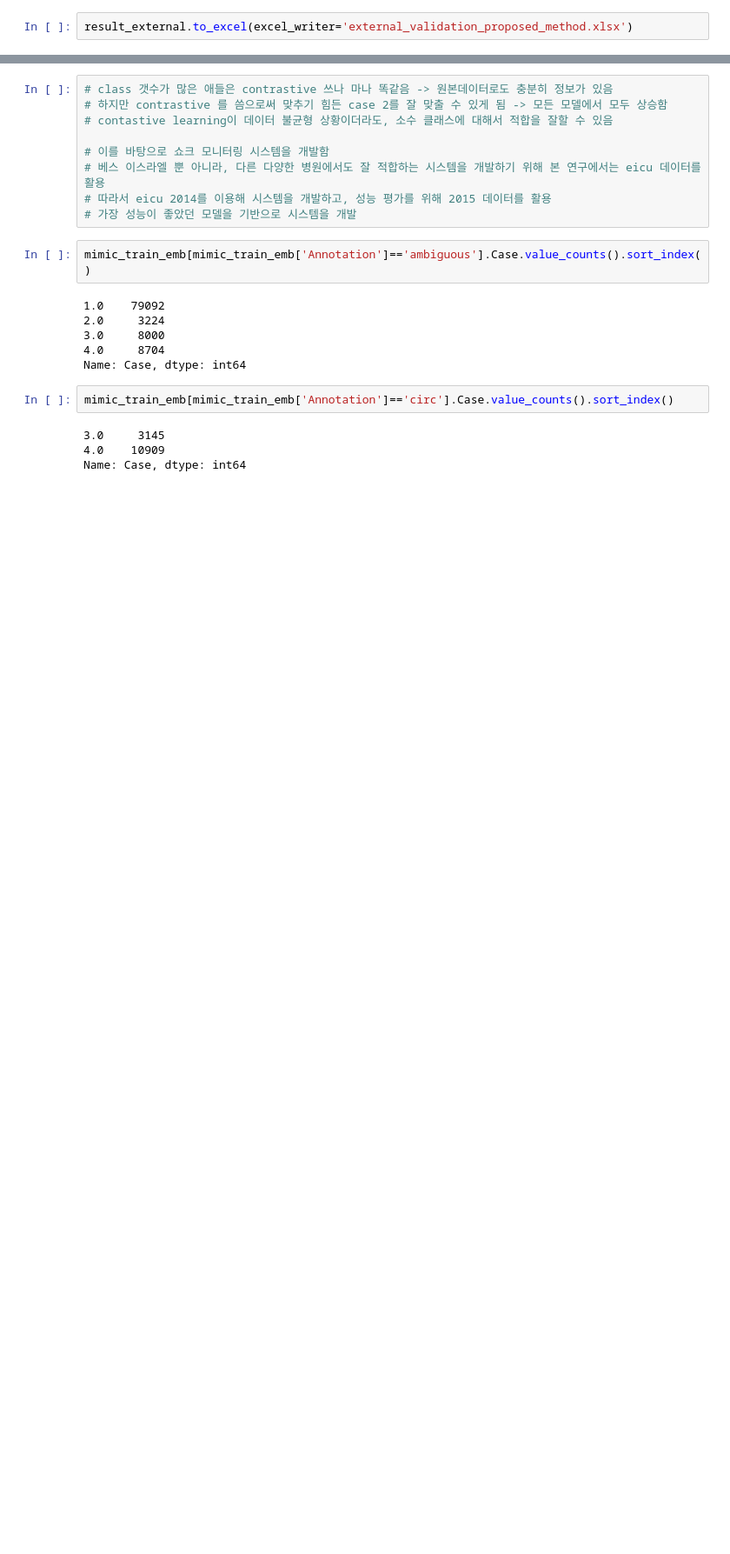
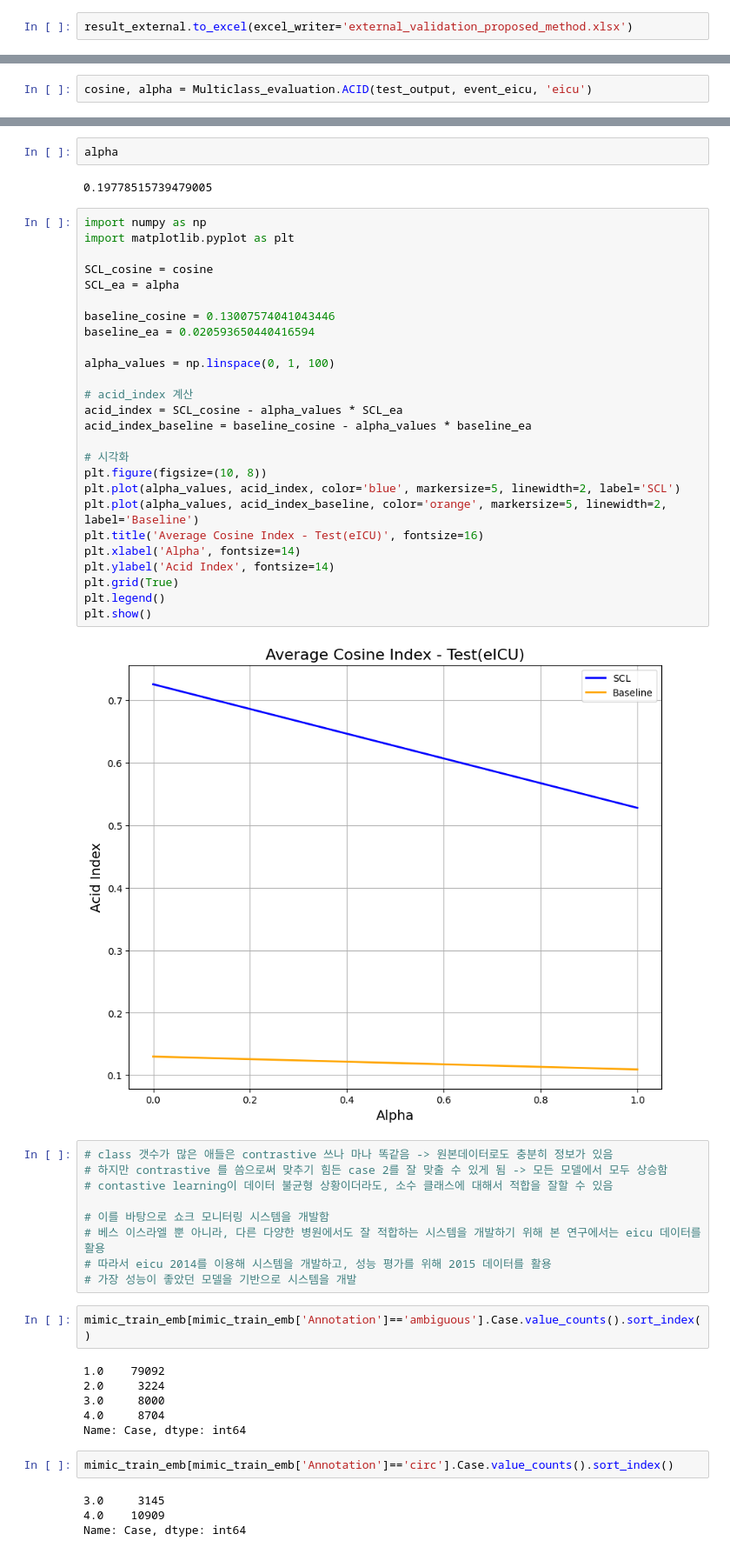
Before and after one commit to Jeong-Eul/CLEAR-Shock, a Jupyter notebook: Experiment(Supervised Learning)/training/Proposed Multiclass.ipynb, the cells around one changed output, grey strips where cells are left out. Shown at 87% size. Saved outputs shown, nothing was run; the diff lists cells and outputs as text; blank space fills up the shorter version.

```diff
--- a/Experiment(Supervised Learning)/training/Proposed Multiclass.ipynb
+++ b/Experiment(Supervised Learning)/training/Proposed Multiclass.ipynb
@@ -352,0 +343,2 @@ Test evaluation
+# %%
+cosine, alpha = Multiclass_evaluation.ACID(test_output, event_eicu, 'eicu')
@@ -353,3 +349,35 @@ Test evaluation
+# %%
+alpha
+# %% [output]
+0.19778515739479005
+# %%
+import numpy as np
+import matplotlib.pyplot as plt
+
+SCL_cosine = cosine
+SCL_ea = alpha
+
+baseline_cosine = 0.13007574041043446
+baseline_ea = 0.020593650440416594
+
+alpha_values = np.linspace(0, 1, 100)
+
+# acid_index 계산
+acid_index = SCL_cosine - alpha_values * SCL_ea
+acid_index_baseline = baseline_cosine - alpha_values * baseline_ea
+
+# 시각화
+plt.figure(figsize=(10, 8))
+plt.plot(alpha_values, acid_index, color='blue', markersize=5, linewidth=2, label='SCL')
+plt.plot(alpha_values, acid_index_baseline, color='orange', markersize=5, linewidth=2, label='Baseline')
+plt.title('Average Cosine Index - Test(eICU)', fontsize=16)
+plt.xlabel('Alpha', fontsize=14)
+plt.ylabel('Acid Index', fontsize=14)
+plt.grid(True)
+plt.legend()
+plt.show()
+# %% [output]
+[figure, added]
 # %%
 # class 갯수가 많은 애들은 contrastive 쓰나 마나 똑같음 -> 원본데이터로도 충분히 정보가 있음
 # 하지만 contrastive 를 씀으로써 맞추기 힘든 case 2를 잘 맞출 수 있게 됨 -> 모든 모델에서 모두 상승함
```
Also changed, not shown: parts of 47 cells of this notebook, 4 other files.
